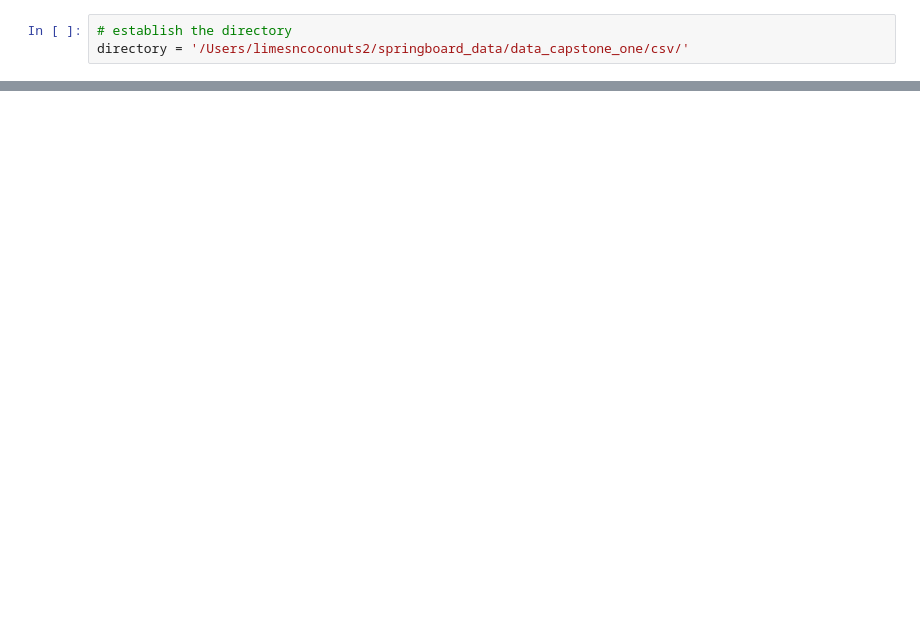
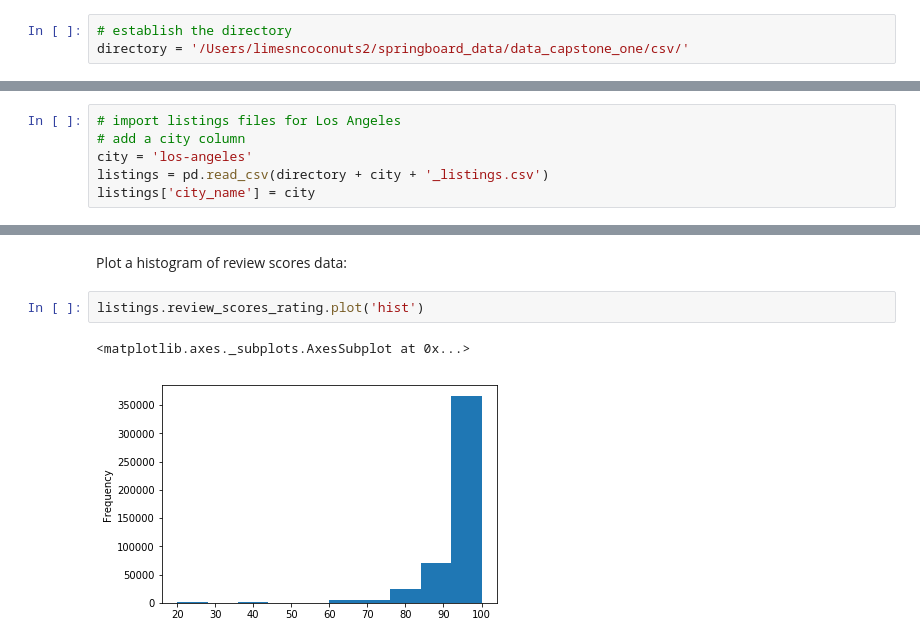
Before and after one commit to clairemiles/prescient-price, a Jupyter notebook: data_wrangling/data_cleaning.ipynb, the cells around one changed output, grey strips where cells are left out. Cells and saved outputs as stored; diff of their text form; blank space fills up the shorter version.

```diff
--- a/data_wrangling/data_cleaning.ipynb
+++ b/data_wrangling/data_cleaning.ipynb
@@ -100,0 +21,6 @@ Because of the sheer size of the data, I will start out by going through a check
+# %%
+# import listings files for Los Angeles
+# add a city column
+city = 'los-angeles'
+listings = pd.read_csv(directory + city + '_listings.csv')
+listings['city_name'] = city
@@ -100,0 +88,7 @@ Because of the sheer size of the data, I will start out by going through a check
+# %% [markdown]
+Plot a histogram of review scores data:
+# %%
+listings.review_scores_rating.plot('hist')
+# %% [output]
+<matplotlib.axes._subplots.AxesSubplot at 0x...>
+[figure, added]
```
Also changed, not shown: parts of 54 cells of this notebook, 2 other files.
